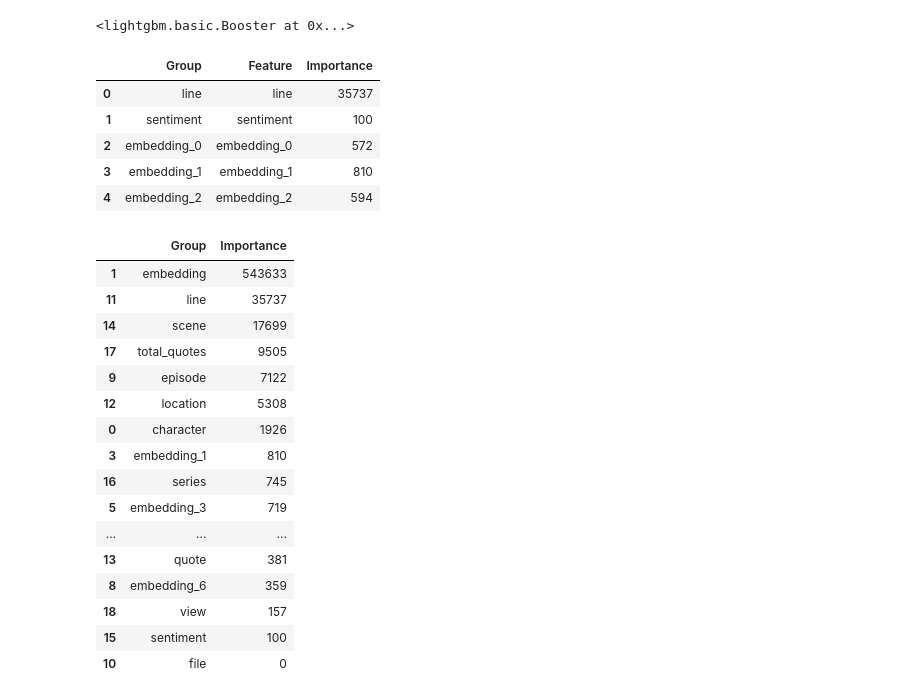
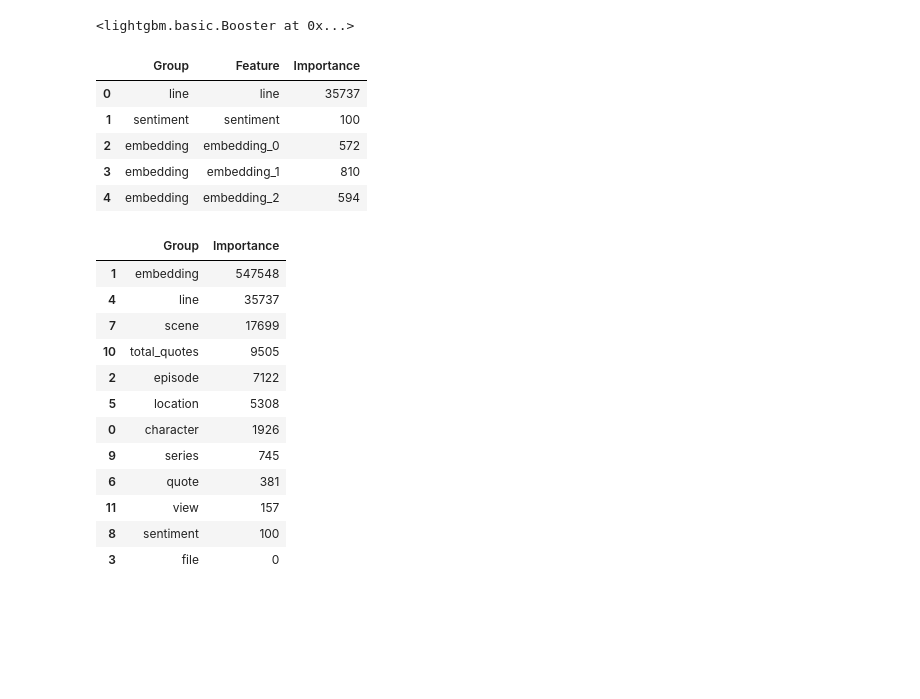
Before and after one commit to scmcqueen/StarTrek_SearchEngine, a Jupyter notebook: Training_ML_Model.ipynb, the cells around one changed output. Saved outputs shown, nothing was run; the diff lists cells and outputs as text; code cells hidden in the pictures; blank space fills up the shorter version.

```diff
--- a/Training_ML_Model.ipynb
+++ b/Training_ML_Model.ipynb
@@ -82,6 +82,22 @@ full_data['quote_len']=full_data['quote'].apply(lambda z: len(z.split()))
 # get the total quotes per character across ALL series (Worf & O'Brien)
 quote_count = complete.groupby('character').count()['quote']
 full_data['total_quotes_char']=full_data['character'].apply(lambda x: quote_count[x])
+
+# get the character overall quotes in episode
+ep_quote = complete.groupby(['character','file']).count()['quote']
+full_data['episode_quotes']=full_data.apply(lambda x: ep_quote[x['character'],x['file']],axis=1)
+
+# get previous quote info
+complete['prev_character']=complete['character'].shift(1)
+complete['prev_sent']=complete['sentiment'].shift(1)
+complete['prev_quote_len']=complete['quote'].apply(lambda z: len(str(z).split())).shift(1)
+full_data = pd.merge(full_data,complete[['prev_character','prev_quote_len','prev_sent','index']],on='index',how='left')
+
+# get next quote info
+complete['next_character']=complete['character'].shift(-1)
+complete['next_sent']=complete['sentiment'].shift(-1)
+complete['next_quote_len']=complete['quote'].apply(lambda z: len(str(z).split())).shift(-1)
+full_data = pd.merge(full_data,complete[['next_character','next_quote_len','next_sent','index']],on='index',how='left')
 # %%
 # CHECK SOMETHING ABOUT THE SENTIMENT!!!?>s
 
@@ -214,7 +227,7 @@ def get_cumulative_feature_importance(model:lgb.basic.Booster,
         column_names: list, a list of names of columns
     '''
     importance_list = model.feature_importance('split')
-    column_groups = column_names[:9] + [x[:x.rindex('_')] if '_' in x else x for x in column_names[9:]]
+    column_groups = [x[:x.rindex('_')] if '_' in x else x for x in column_names]
     importance_df = pd.DataFrame([column_groups,column_names,importance_list], index=['Group', 'Feature','Importance']).T
     return(importance_df)
 # %%
@@ -225,6 +238,6 @@ features.head()
 |  | Group | Feature | Importance |
 | 0 | line | line | 35737 |
 | 1 | sentiment | sentiment | 100 |
-| 2 | embedding_0 | embedding_0 | 572 |
-| 3 | embedding_1 | embedding_1 | 810 |
-| 4 | embedding_2 | embedding_2 | 594 |
+| 2 | embedding | embedding_0 | 572 |
+| 3 | embedding | embedding_1 | 810 |
+| 4 | embedding | embedding_2 | 594 |
@@ -231,23 +246,21 @@ features.head()
 # %%
-features.groupby(['Group'])['Importance'].sum().reset_index().sort_values('Importance',ascending=False)
+# group the features that were one-hot encoded
+cumulative_features = features.groupby(['Group'])['Importance'].sum().reset_index().sort_values('Importance',ascending=False)
+cumulative_features
 # cum_ft_imp=cum_ft_imp.head(7)
 # cum_ft_imp['Full Name']=['Quotes by Character in Series','Quotes by Character in Episode',
 # 'Length of Quote','Sentiment','Length of Next Quote','Sentiment of Previous Quote','Previous Quote Length']
 # %% [output]
 |  | Group | Importance |
-| 1 | embedding | 543633 |
-| 11 | line | 35737 |
-| 14 | scene | 17699 |
-| 17 | total_quotes | 9505 |
-| 9 | episode | 7122 |
-| 12 | location | 5308 |
+| 1 | embedding | 547548 |
+| 4 | line | 35737 |
+| 7 | scene | 17699 |
+| 10 | total_quotes | 9505 |
+| 2 | episode | 7122 |
+| 5 | location | 5308 |
 | 0 | character | 1926 |
-| 3 | embedding_1 | 810 |
-| 16 | series | 745 |
-| 5 | embedding_3 | 719 |
-| ... | ... | ... |
-| 13 | quote | 381 |
-| 8 | embedding_6 | 359 |
-| 18 | view | 157 |
-| 15 | sentiment | 100 |
-| 10 | file | 0 |
+| 9 | series | 745 |
+| 6 | quote | 381 |
+| 11 | view | 157 |
+| 8 | sentiment | 100 |
+| 3 | file | 0 |
```
Also changed, not shown: parts of 4 cells of this notebook, 1 other file.
